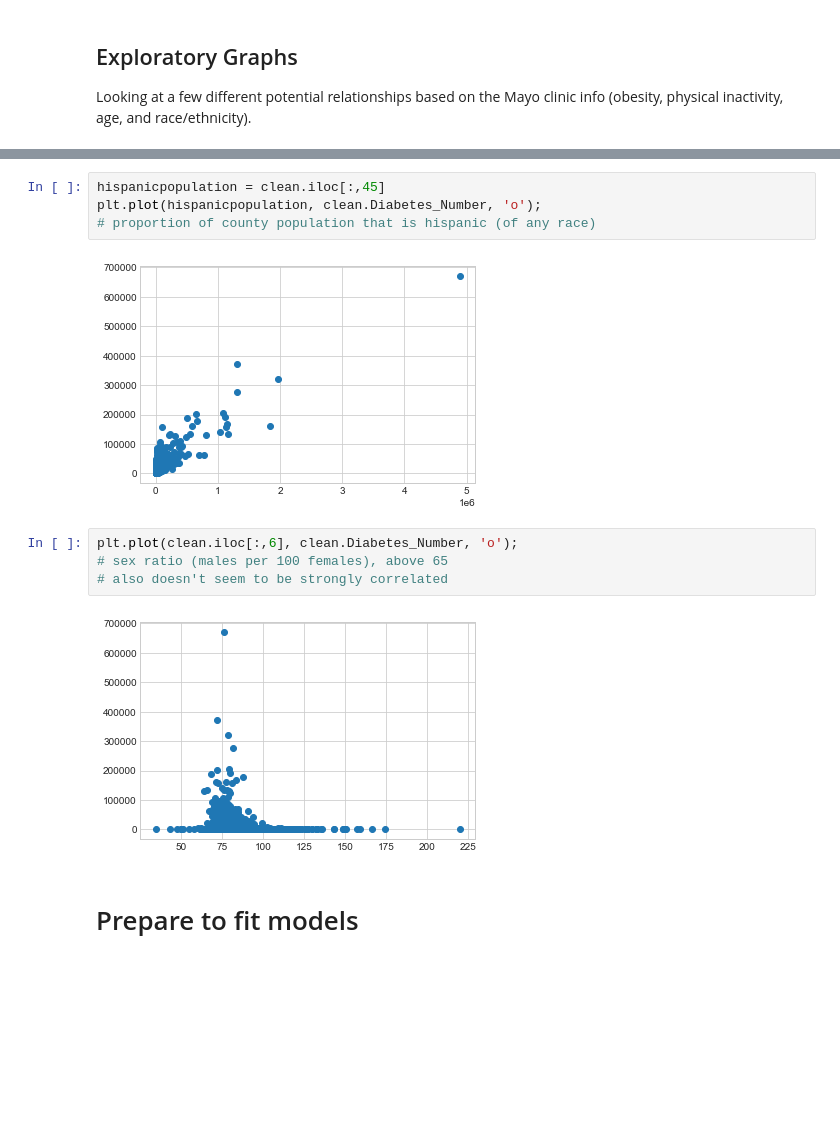
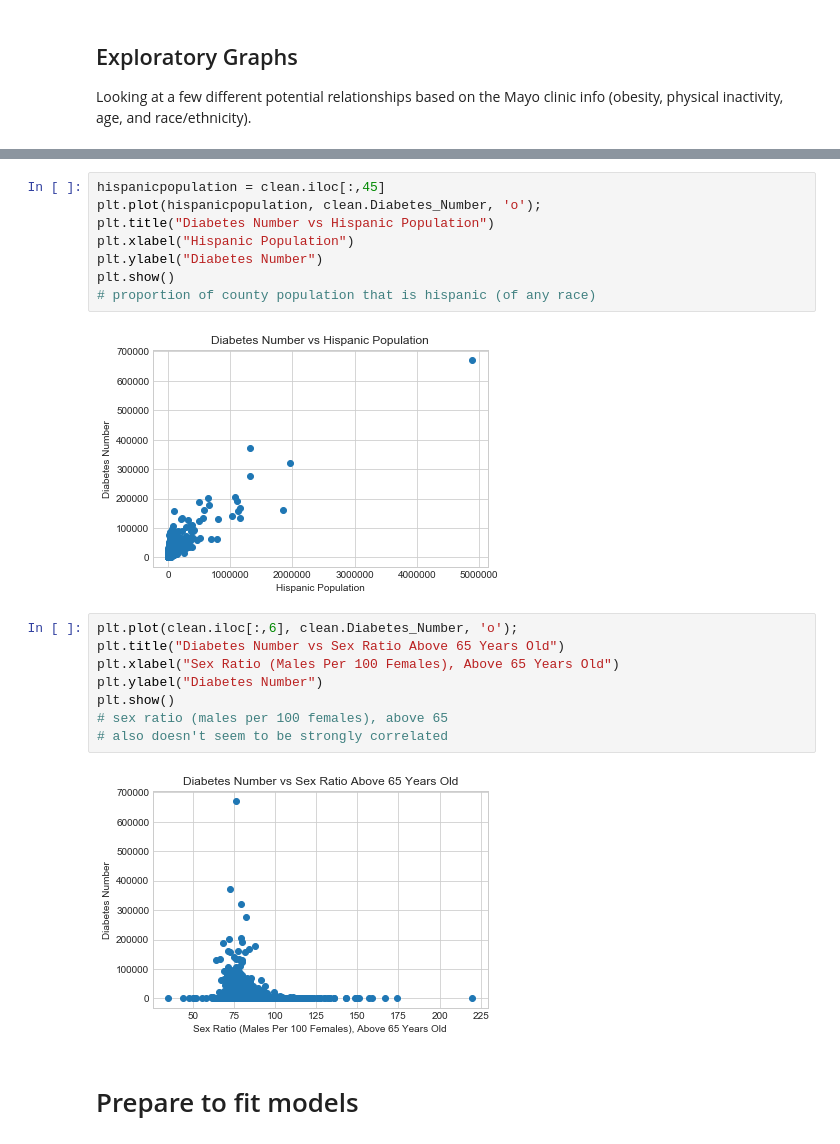
Before and after one commit to monicadelacruz/CSS-Project-2-Team-5-Fall-2020, a Jupyter notebook: project2-final.ipynb, the cells around one changed output, grey strips where cells are left out. Cells and saved outputs as stored; diff of their text form; blank space fills up the shorter version.

```diff
--- a/project2-final.ipynb
+++ b/project2-final.ipynb
@@ -154,15 +177,23 @@ plt.plot(nonwhitepopulation, clean.Diabetes_Number, 'o');
 # %%
 hispanicpopulation = clean.iloc[:,45]
 plt.plot(hispanicpopulation, clean.Diabetes_Number, 'o');
+plt.title("Diabetes Number vs Hispanic Population")
+plt.xlabel("Hispanic Population")
+plt.ylabel("Diabetes Number")
+plt.show()
 # proportion of county population that is hispanic (of any race)
 # %% [output]
-[figure, old version]
+[figure, new version]
 # %%
 plt.plot(clean.iloc[:,6], clean.Diabetes_Number, 'o');
+plt.title("Diabetes Number vs Sex Ratio Above 65 Years Old")
+plt.xlabel("Sex Ratio (Males Per 100 Females), Above 65 Years Old")
+plt.ylabel("Diabetes Number")
+plt.show()
 # sex ratio (males per 100 females), above 65
 # also doesn't seem to be strongly correlated
 # %% [output]
-[figure, old version]
+[figure, new version]
 # %% [markdown]
 # Prepare to fit models
 # %%
```
Also changed, not shown: parts of 6 cells of this notebook.
